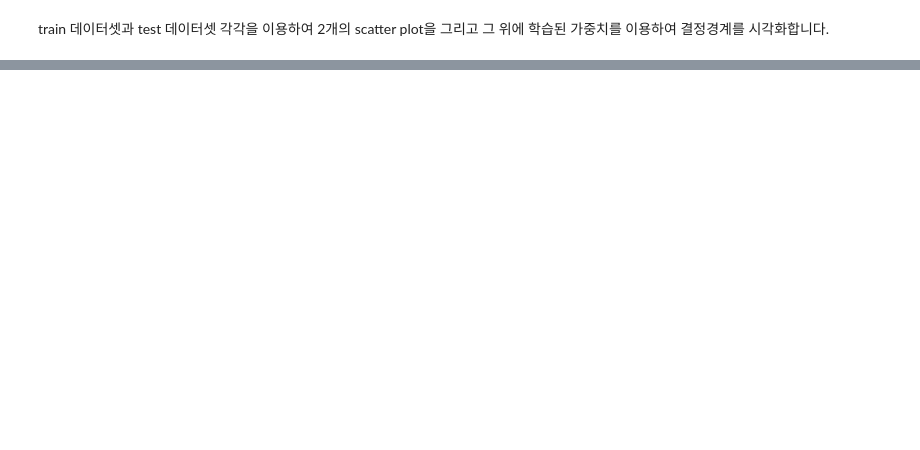
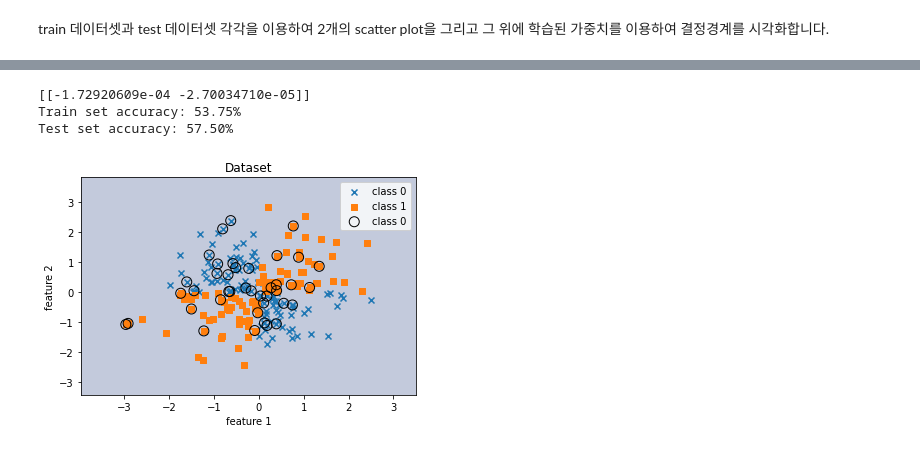
Before and after one commit to herok97/2021-1_Lecture, a Jupyter notebook: Machine_Learning/실습2/실습2.ipynb, the cells around one changed output, grey strips where cells are left out. Cells and saved outputs as stored; diff of their text form; code cells hidden in the pictures; blank space fills up the shorter version.

```diff
--- a/Machine_Learning/실습2/실습2.ipynb
+++ b/Machine_Learning/실습2/실습2.ipynb
@@ -158,0 +270,48 @@ AttributeError: 'numpy.ndarray' object has no attribute 'xx2'
+# %%
+# 기존의 선형 커널로 분류를 시도해 봅니다.
+svm = SVC(kernel='linear')
+svm.fit(X_train, y_train) # training with train dataset
+print(svm.coef_) # print trained coefficient
+
+# Train dataset에서 성능 검증
+train_acc = sum(svm.predict(X_train) == y_train) / len(y_train)
+print('Train set accuracy: %.2f%%' % (train_acc*100))
+
+# Test dataset에서 성능 검증
+test_acc = sum(svm.predict(X_test) == y_test) / len(y_test)
+print('Test set accuracy: %.2f%%' % (test_acc*100))
+
+### 데이터셋에서 Decision Boundary 시각화
+x1_min, x1_max = X[:, 0].min() - 1, X[:, 0].max() + 1
+x2_min, x2_max = X[:, 1].min() - 1, X[:, 1].max() + 1
+# Decision Boundary를 표시하기 위해
+# x1_min부터 x1_max까지 0.02간격으로, x2_min부터 x2_max까지 0.02간격의 모든 점의 좌표를 반환
+xx1, xx2 = np.meshgrid(np.arange(x1_min, x1_max, 0.02),
+                       np.arange(x2_min, x2_max, 0.02))
+Z = svm.predict(np.array([xx1.ravel(), xx2.ravel()]).T)
+Z = Z.reshape(xx1.shape)
+plt.contourf(xx1, xx2, Z, alpha=0.3)
+
+# 그래프로 표현
+plt.scatter([i[0] for idx, i in enumerate(X) if y[idx] == 1],
+            [i[1] for idx, i in enumerate(X) if y[idx] == 1],
+            label='class 0', marker='x')
+plt.scatter([i[0] for idx, i in enumerate(X) if y[idx] == -1],
+            [i[1] for idx, i in enumerate(X) if y[idx] == -1],
+            label='class 1', marker='s')
+## testset 강조
+plt.scatter([i[0] for idx, i in enumerate(X_test)],
+            [i[1] for idx, i in enumerate(X_test)],
+            label='class 0', facecolors='none', edgecolor='black', s=100, marker='o')
+
+# 그래프로 표현
+plt.title('Dataset')
+plt.xlabel('feature 1')
+plt.ylabel('feature 2')
+plt.legend()
+plt.show()
+# %% [output]
+[[-1.72920609e-04 -2.70034710e-05]]
+Train set accuracy: 53.75%
+Test set accuracy: 57.50%
+[figure, added]
```
Also changed, not shown: parts of 13 cells of this notebook.
